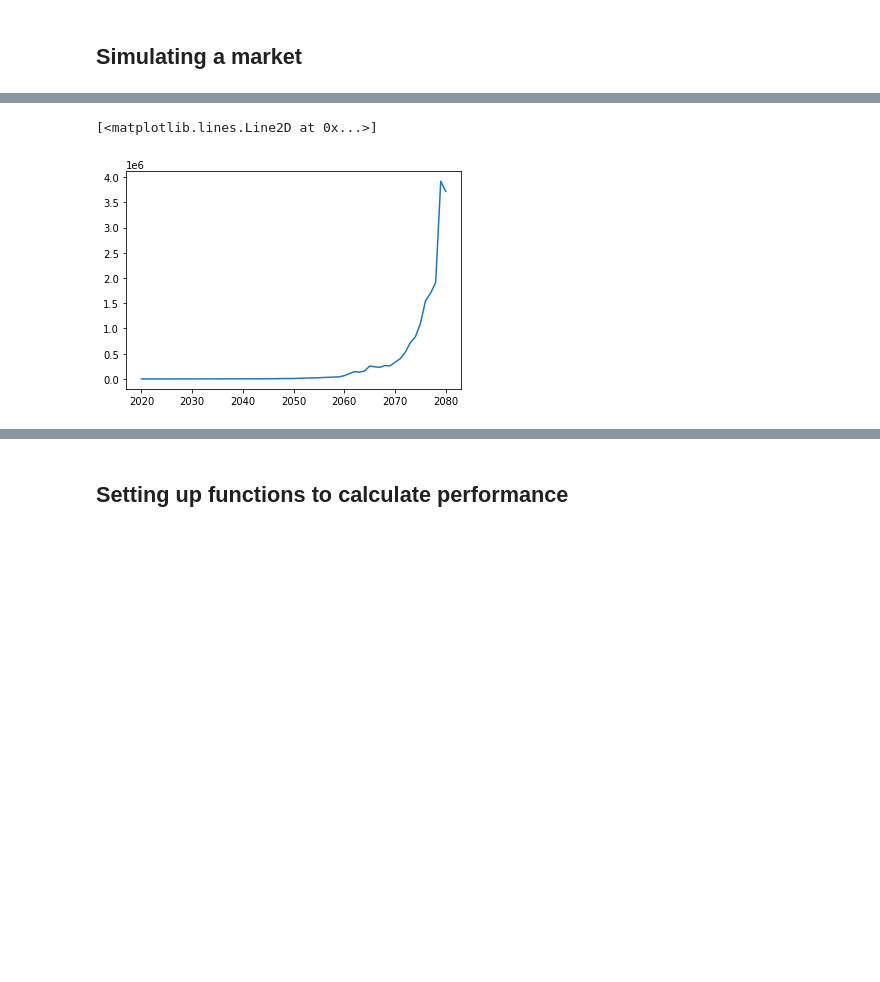
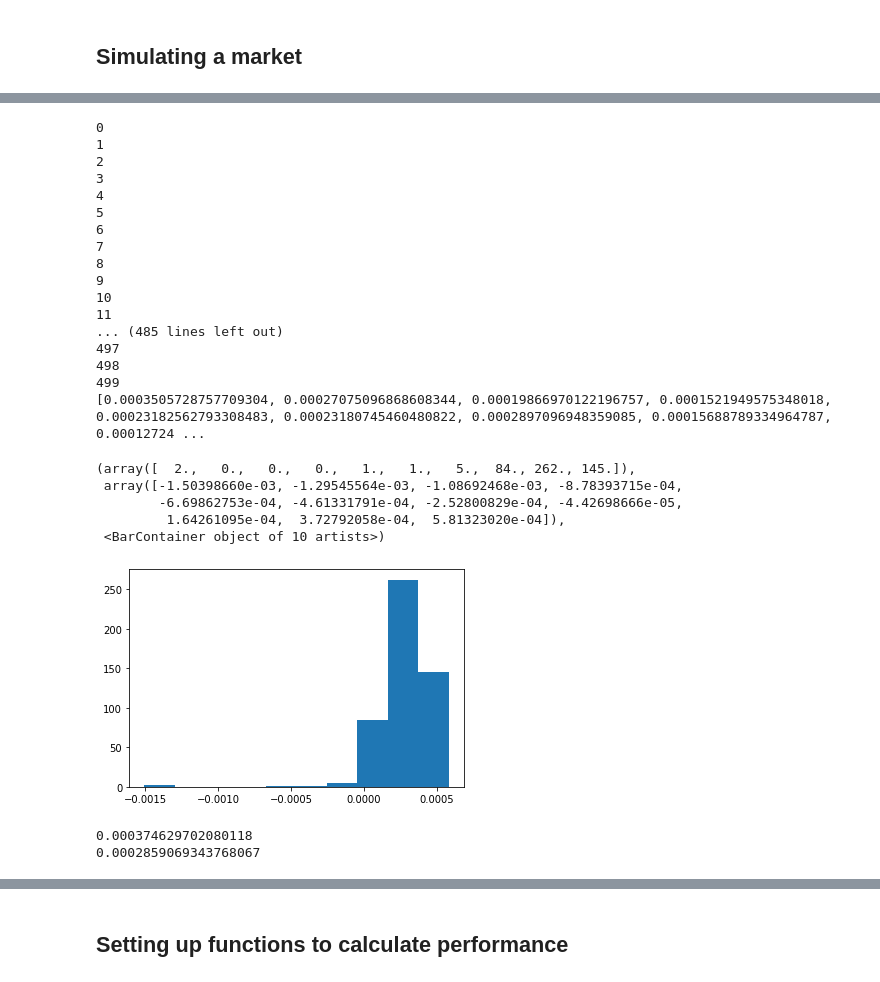
Before and after one commit to neriksen/applied_finance, a Jupyter notebook: portfolio_return.ipynb, the cells around one changed output, grey strips where cells are left out. Cells and saved outputs as stored; diff of their text form; code cells hidden in the pictures; blank space fills up the shorter version.

```diff
--- a/portfolio_return.ipynb
+++ b/portfolio_return.ipynb
@@ -15,7 +27,2 @@ Market = simulate.Market(spx.iloc[-7500:, -2], start, end)
 # %% [markdown]
 ## Simulating a market
-# %%
-market = Market.garch().asfreq('BYS')
-
-# Annualizing returns
-#market.index = market.index.year
@@ -38,5 +29,46 @@ market
-# %%
-plt.plot(market['Price'])
-# %% [output]
-[<matplotlib.lines.Line2D at 0x...>]
-[figure, removed]
+# %%
+means = []
+for i in range(500):
+    print(i)
+    market = Market.garch()
+    market['Price'] = market['Price']*100/market['Price'].iloc[0]
+    means.append(market['Price'].pct_change().mean())
+
+
+# Annualizing returns
+
+#market.index = market.index.year
+print(means)
+
+plt.hist(x=means)
+# %% [output]
+0
+1
+2
+3
+4
+5
+6
+7
+8
+9
+10
+11
+... (485 lines left out)
+497
+498
+499
+[0.0003505728757709304, 0.00027075096868608344, 0.00019866970122196757, 0.0001521949575348018, 0.00023182562793308483, 0.00023180745460480822, 0.0002897096948359085, 0.00015688789334964787, 0.00012724 ...
+(array([  2.,   0.,   0.,   0.,   1.,   1.,   5.,  84., 262., 145.]),
+ array([-1.50398660e-03, -1.29545564e-03, -1.08692468e-03, -8.78393715e-04,
+        -6.69862753e-04, -4.61331791e-04, -2.52800829e-04, -4.42698666e-05,
+         1.64261095e-04,  3.72792058e-04,  5.81323020e-04]),
+ <BarContainer object of 10 artists>)
+[figure, added]
+# %%
+actual = our_data['Adj Close'].pct_change().mean()
+print(actual)
+print(np.mean(means))
+# %% [output]
+0.000374629702080118
+0.0002859069343768067
```
Also changed, not shown: parts of 20 cells of this notebook, 6 other files.
